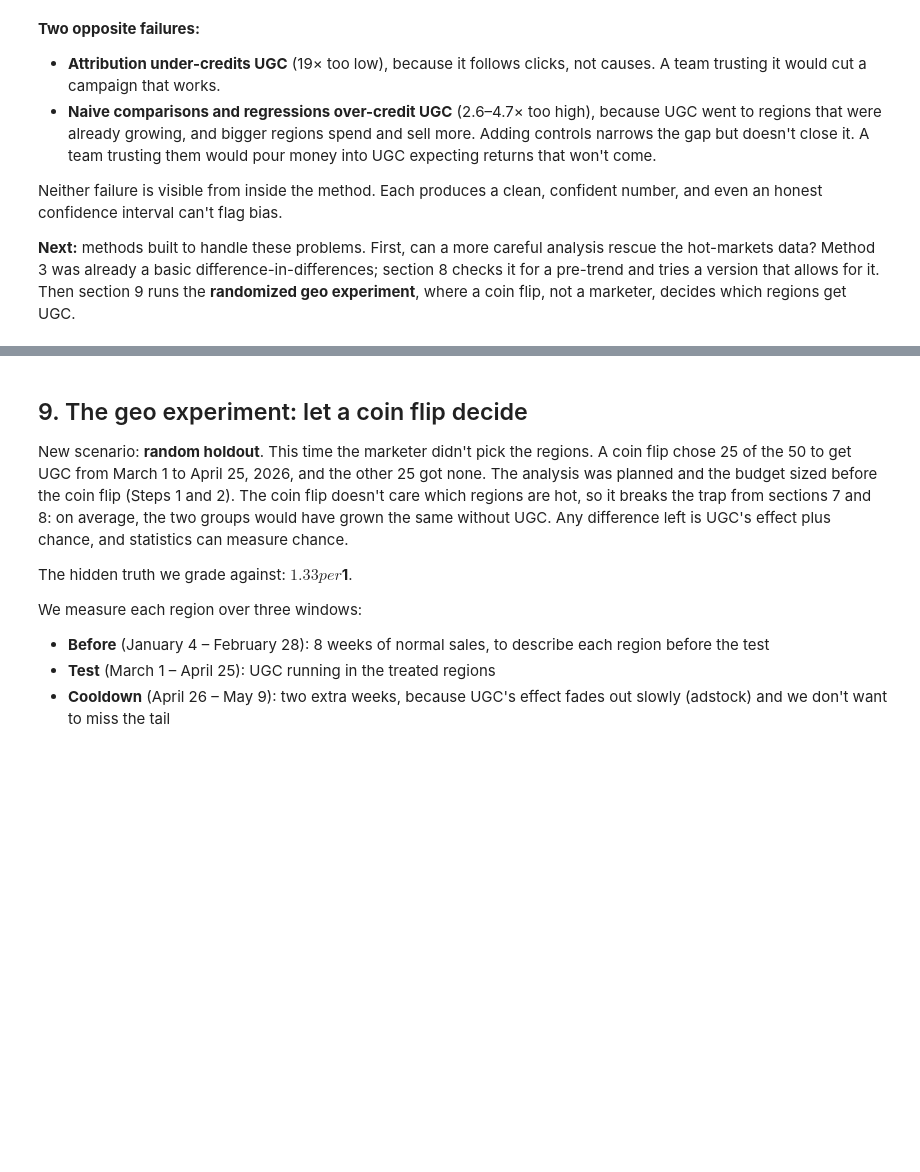
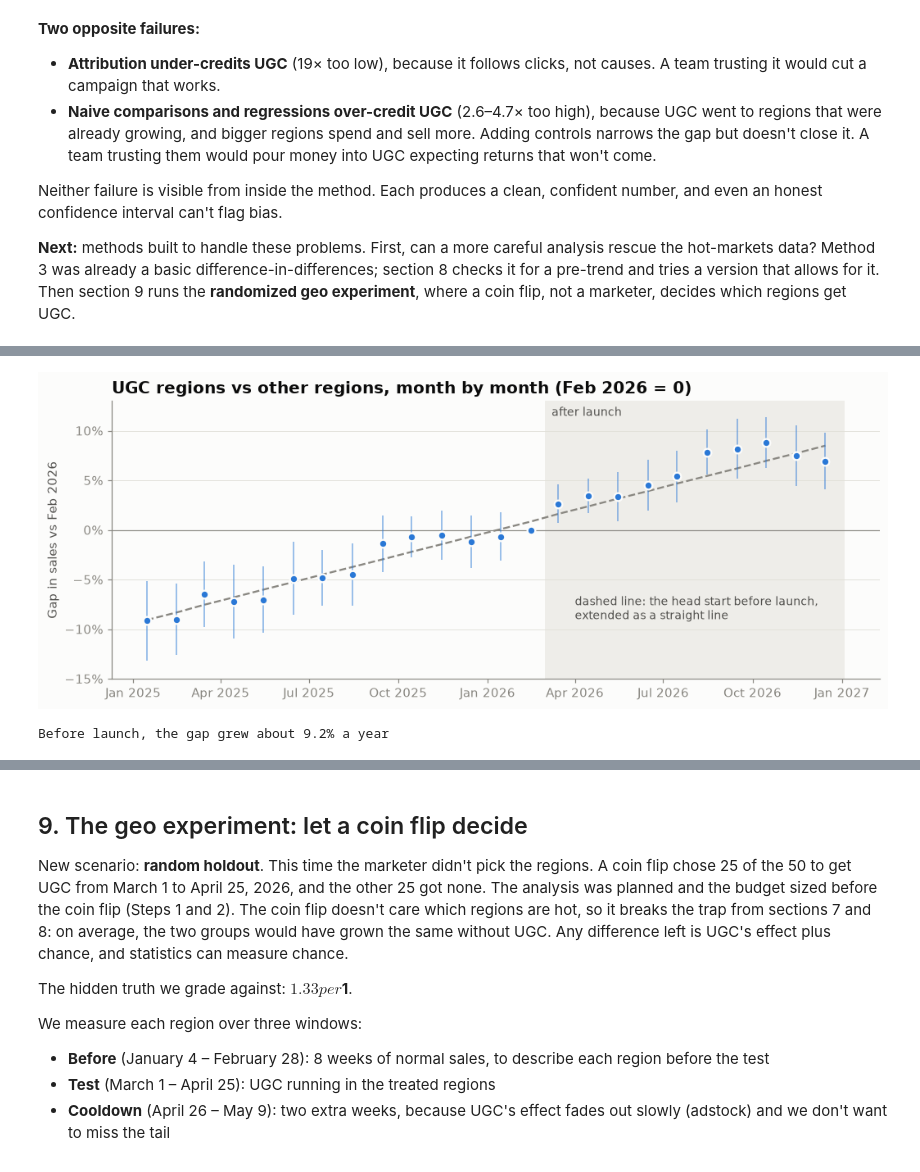
Before and after one commit to menni99/incrementality-mmm-lab, a Jupyter notebook: incrementality.ipynb, the cells around one changed output, grey strips where cells are left out. Saved outputs shown, nothing was run; the diff lists cells and outputs as text; code cells hidden in the pictures; blank space fills up the shorter version.

```diff
--- a/incrementality.ipynb
+++ b/incrementality.ipynb
@@ -1164,0 +1224,38 @@ Neither failure is visible from inside the method. Each produces a clean, confid
+# %%
+ref = "2026-02"   # last month before launch: the zero point
+labels = [mo for mo in sorted(months["month"].unique()) if mo != ref]
+es_data = months.copy()
+for mo in labels:
+    es_data[f"gap_{mo.replace('-', '_')}"] = ((es_data["month"] == mo) & (es_data["ugc_region"] == 1)).astype(int)
+gap_terms = [f"gap_{mo.replace('-', '_')}" for mo in labels]
+es = smf.ols("log_sales ~ " + " + ".join(gap_terms) + " + C(geo) + C(month)", data=es_data).fit(
+    cov_type="cluster", cov_kwds={"groups": es_data["geo"].astype("category").cat.codes})
+
+gaps = pd.DataFrame({"gap": es.params[gap_terms].to_numpy(), "se": es.bse[gap_terms].to_numpy()},
+                    index=pd.PeriodIndex(labels, freq="M"))
+gaps.loc[pd.Period(ref, "M")] = [0.0, 0.0]
+gaps = gaps.sort_index()
+gaps["t"] = np.arange(len(gaps))
+before_launch = gaps.index < pd.Period("2026-03", "M")
+slope, intercept = np.polyfit(gaps.loc[before_launch, "t"], gaps.loc[before_launch, "gap"], 1)
+x = gaps.index.to_timestamp() + pd.Timedelta(days=14)   # plot each month at its middle
+
+fig, ax = plt.subplots()
+ax.axvspan(pd.Timestamp("2026-03-01"), x[-1] + pd.Timedelta(days=20), color=style.GRID, alpha=0.5, linewidth=0)
+ax.axhline(0, color=style.MUTED, linewidth=0.8)
+ax.plot(x, intercept + slope * gaps["t"], color=style.MUTED, linewidth=1.5, linestyle="--")
+ax.errorbar(x, gaps["gap"], yerr=1.96 * gaps["se"], fmt="none", ecolor=style.SERIES[0], elinewidth=1.2, alpha=0.5)
+ax.scatter(x, gaps["gap"], s=40, color=style.SERIES[0], edgecolor=style.SURFACE, linewidth=1.5, zorder=3)
+ax.text(pd.Timestamp("2026-03-08"), 0.115, "after launch", fontsize=9, color=style.INK_SECONDARY)
+ax.text(pd.Timestamp("2026-04-01"), -0.09, "dashed line: the head start before launch,\nextended as a straight line", fontsize=9, color=style.INK_SECONDARY)
+ax.set_title("UGC regions vs other regions, month by month (Feb 2026 = 0)")
+ax.set_ylabel("Gap in sales vs Feb 2026")
+ax.yaxis.set_major_formatter(mticker.PercentFormatter(1.0, decimals=0))
+ax.set_ylim(-0.15, 0.13)
+ax.xaxis.set_major_locator(mdates.MonthLocator(bymonth=[1, 4, 7, 10]))
+ax.xaxis.set_major_formatter(mdates.DateFormatter("%b %Y"))
+plt.show()
+print(f"Before launch, the gap grew about {slope * 12:.1%} a year")
+# %% [output]
+[figure, added]
+Before launch, the gap grew about 9.2% a year
```
Also changed, not shown: parts of 20 cells of this notebook.
